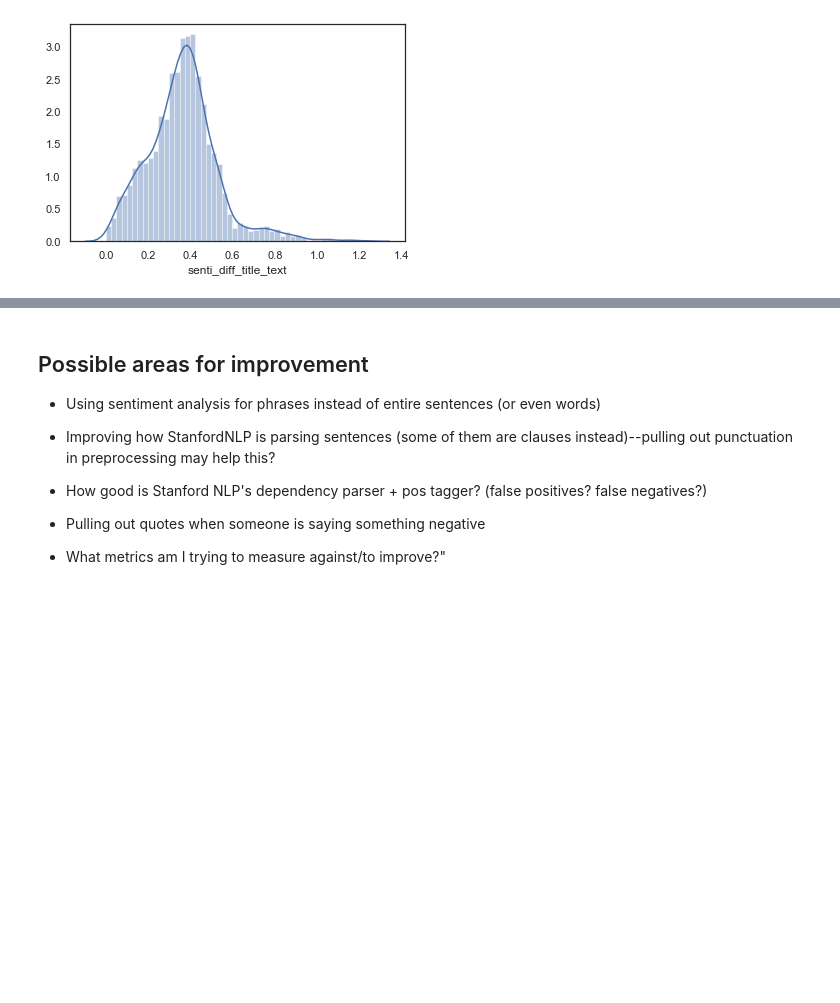
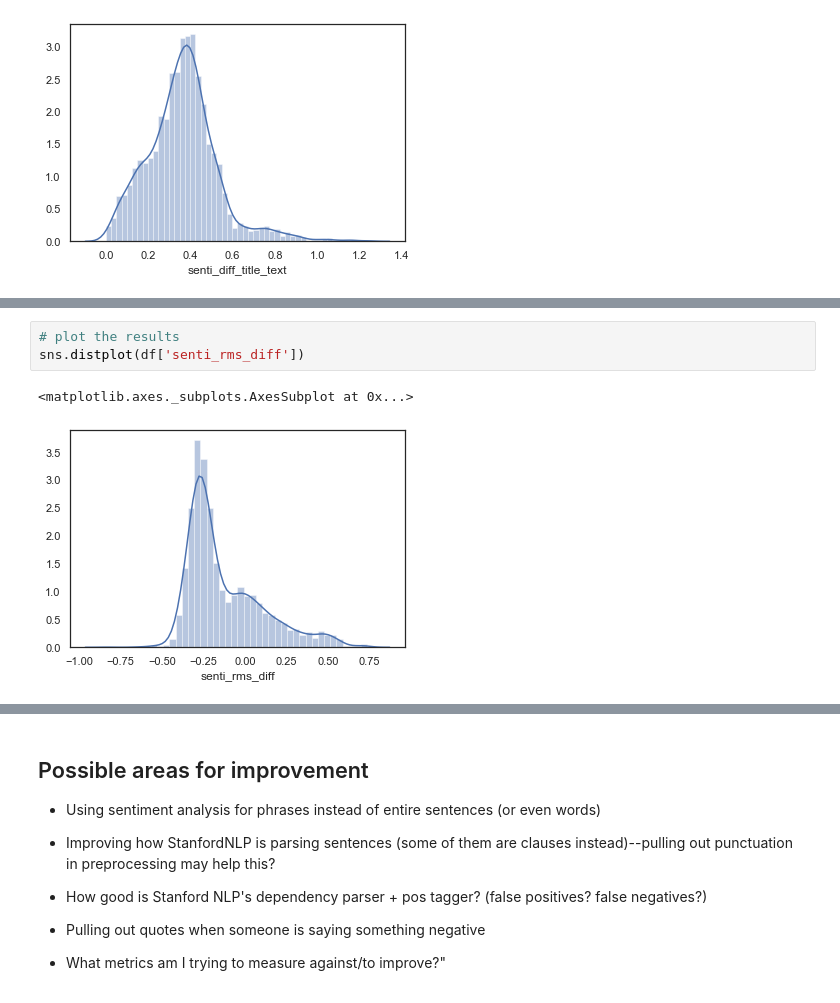
Before and after one commit to minnatwang/news-topics-sentiment, a Jupyter notebook: analysis_topic_bias.ipynb, the cells around one changed output, grey strips where cells are left out. Cells and saved outputs as stored; diff of their text form; blank space fills up the shorter version.

```diff
--- a/analysis_topic_bias.ipynb
+++ b/analysis_topic_bias.ipynb
@@ -592,0 +617,6 @@ sns.distplot(df.senti_diff_title_text)
+# %%
+# plot the results
+sns.distplot(df['senti_rms_diff'])
+# %% [output]
+<matplotlib.axes._subplots.AxesSubplot at 0x...>
+[figure, added]
```
Also changed, not shown: parts of 18 cells of this notebook.
